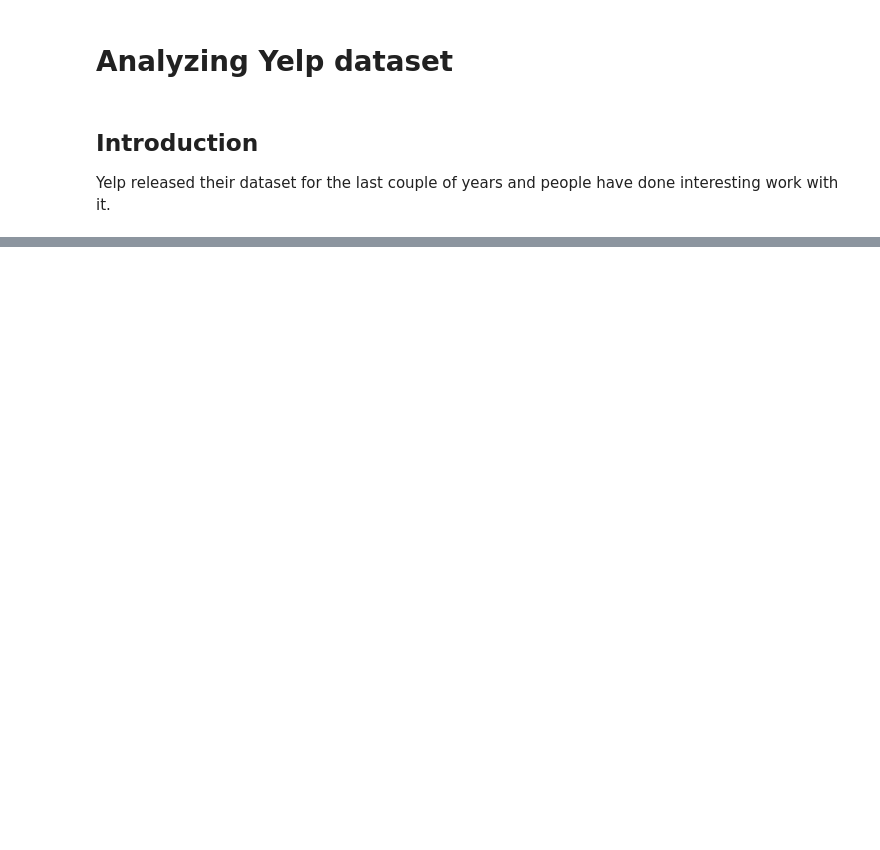
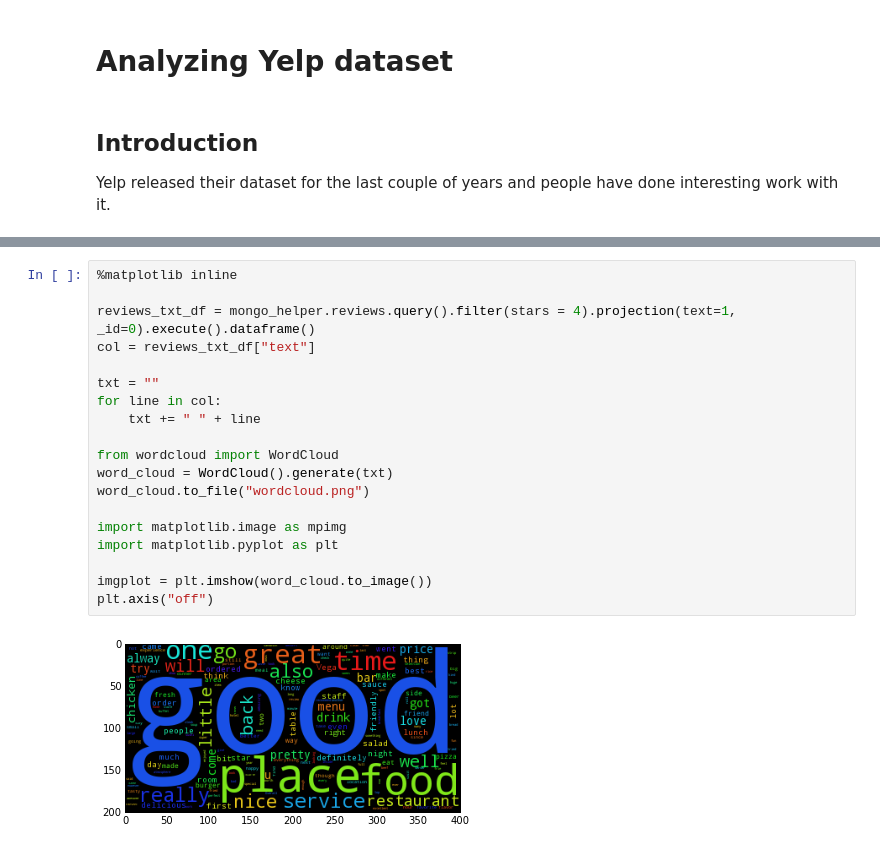
Before and after one commit to ssarangi/yelp, a Jupyter notebook: Yelp.ipynb, the cells around one changed output, grey strips where cells are left out. Saved outputs shown, nothing was run; the diff lists cells and outputs as text; blank space fills up the shorter version.

Commit message:
Added wordcloud and initial code for nltk

```diff
--- a/Yelp.ipynb
+++ b/Yelp.ipynb
@@ -60,0 +51,21 @@ show(bar)
+# %%
+%matplotlib inline
+
+reviews_txt_df = mongo_helper.reviews.query().filter(stars = 4).projection(text=1, _id=0).execute().dataframe()
+col = reviews_txt_df["text"]
+
+txt = ""
+for line in col:
+    txt += " " + line
+
+from wordcloud import WordCloud
+word_cloud = WordCloud().generate(txt)
+word_cloud.to_file("wordcloud.png")
+
+import matplotlib.image as mpimg
+import matplotlib.pyplot as plt
+
+imgplot = plt.imshow(word_cloud.to_image())
+plt.axis("off")
+# %% [output]
+[figure, added]
```
Also changed, not shown: parts of 21 cells of this notebook, 2 other files.
